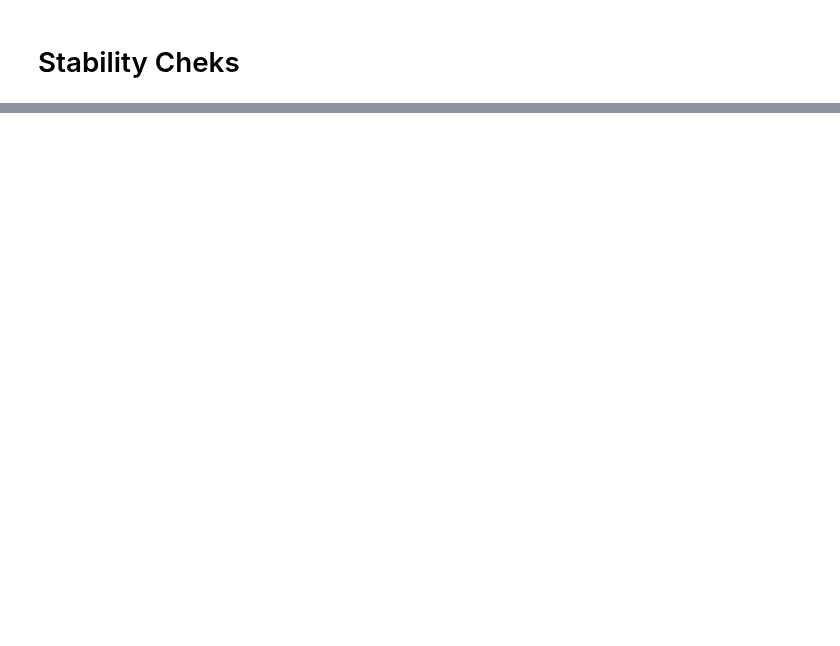
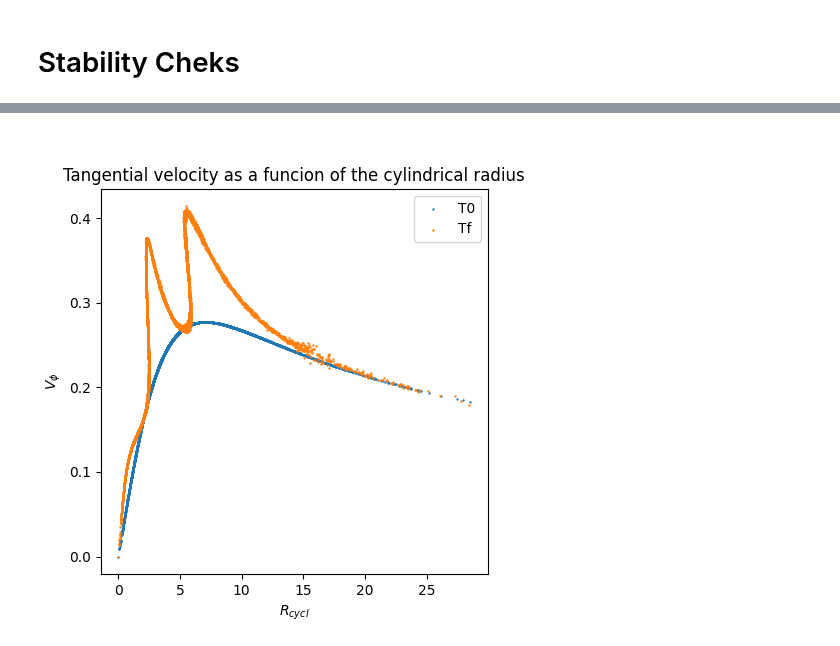
Before and after one commit to giadaaggio/compastro_23, a Jupyter notebook: GAMALOS/gamalos_mattia.ipynb, the cells around one changed output, grey strips where cells are left out. Saved outputs shown, nothing was run; the diff lists cells and outputs as text; code cells hidden in the pictures; blank space fills up the shorter version.

```diff
--- a/GAMALOS/gamalos_mattia.ipynb
+++ b/GAMALOS/gamalos_mattia.ipynb
@@ -165,0 +181,11 @@ plt.show()
+# %%
+plt.figure(figsize=(5, 5))
+plt.scatter(Galaxy1_Rcyl[0], Galaxy1_Vphi[0], s=0.5, label='T0')
+plt.scatter(Galaxy1_Rcyl[-1], Galaxy1_Vphi[-1], s=0.5, label='Tf')
+plt.xlabel('$R_{cycl}$')
+plt.ylabel('$V_{\phi}$')
+plt.title('Tangential velocity as a funcion of the cylindrical radius')
+plt.legend(loc='best')
+plt.show()
+# %% [output]
+[figure, added]
```
Also changed, not shown: parts of 4 cells of this notebook, 1 other file.
